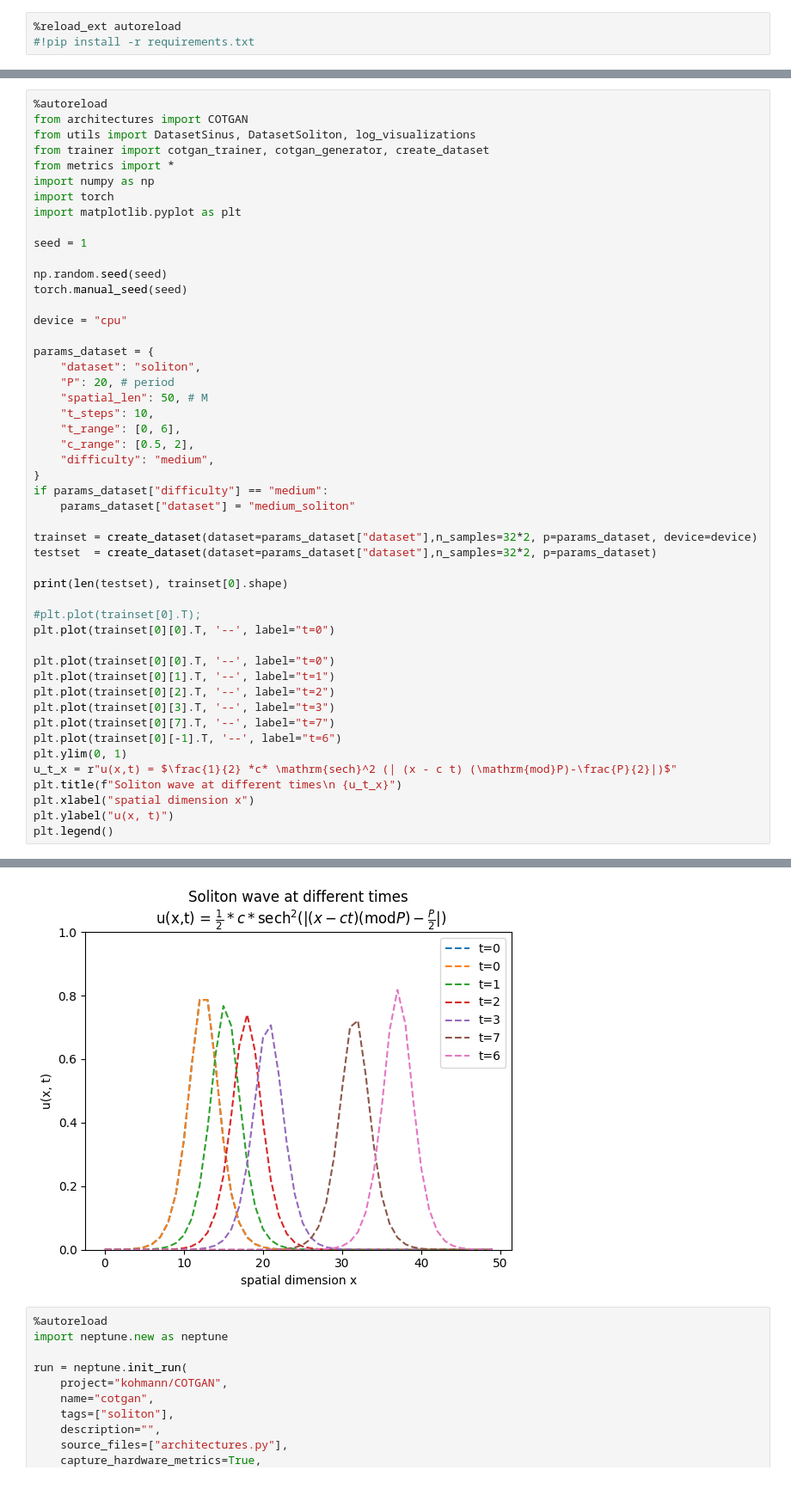
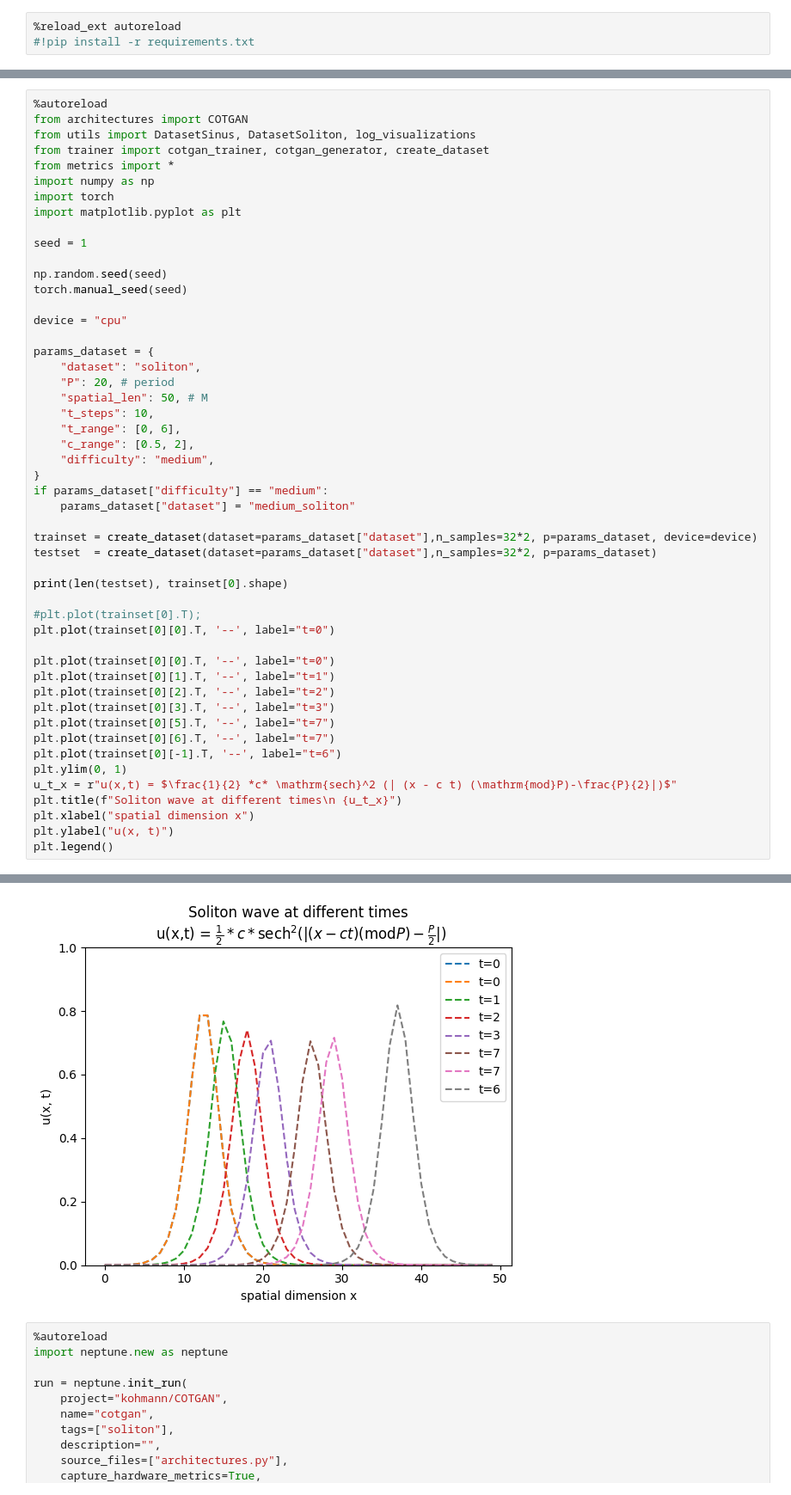
Before and after one commit to Kohmann/master-GAN, a Jupyter notebook: COTGAN/cotgan.ipynb, the cells around one changed output, grey strips where cells are left out. Shown at 86% size. Saved outputs shown, nothing was run; the diff lists cells and outputs as text.

```diff
--- a/COTGAN/cotgan.ipynb
+++ b/COTGAN/cotgan.ipynb
@@ -29,35 +25,36 @@ params_dataset = {
     "t_steps": 10,
     "t_range": [0, 6],
     "c_range": [0.5, 2],
     "difficulty": "medium",
 }
 if params_dataset["difficulty"] == "medium":
     params_dataset["dataset"] = "medium_soliton"
 
 trainset = create_dataset(dataset=params_dataset["dataset"],n_samples=32*2, p=params_dataset, device=device)
 testset  = create_dataset(dataset=params_dataset["dataset"],n_samples=32*2, p=params_dataset)
 
 print(len(testset), trainset[0].shape)
 
 #plt.plot(trainset[0].T);
 plt.plot(trainset[0][0].T, '--', label="t=0")
 
 plt.plot(trainset[0][0].T, '--', label="t=0")
 plt.plot(trainset[0][1].T, '--', label="t=1")
 plt.plot(trainset[0][2].T, '--', label="t=2")
 plt.plot(trainset[0][3].T, '--', label="t=3")
-plt.plot(trainset[0][7].T, '--', label="t=7")
+plt.plot(trainset[0][5].T, '--', label="t=7")
+plt.plot(trainset[0][6].T, '--', label="t=7")
 plt.plot(trainset[0][-1].T, '--', label="t=6")
 plt.ylim(0, 1)
 u_t_x = r"u(x,t) = $\frac{1}{2} *c* \mathrm{sech}^2 (| (x - c t) (\mathrm{mod}P)-\frac{P}{2}|)$"
 plt.title(f"Soliton wave at different times\n {u_t_x}")
 plt.xlabel("spatial dimension x")
 plt.ylabel("u(x, t)")
 plt.legend()
 # %% [output]
 64 torch.Size([10, 50])
 <matplotlib.legend.Legend at 0x...>
-[figure, old version]
+[figure, new version]
 # %%
 %autoreload
 import neptune.new as neptune
```
Also changed, not shown: parts of 1 cell of this notebook, 4 other files.
